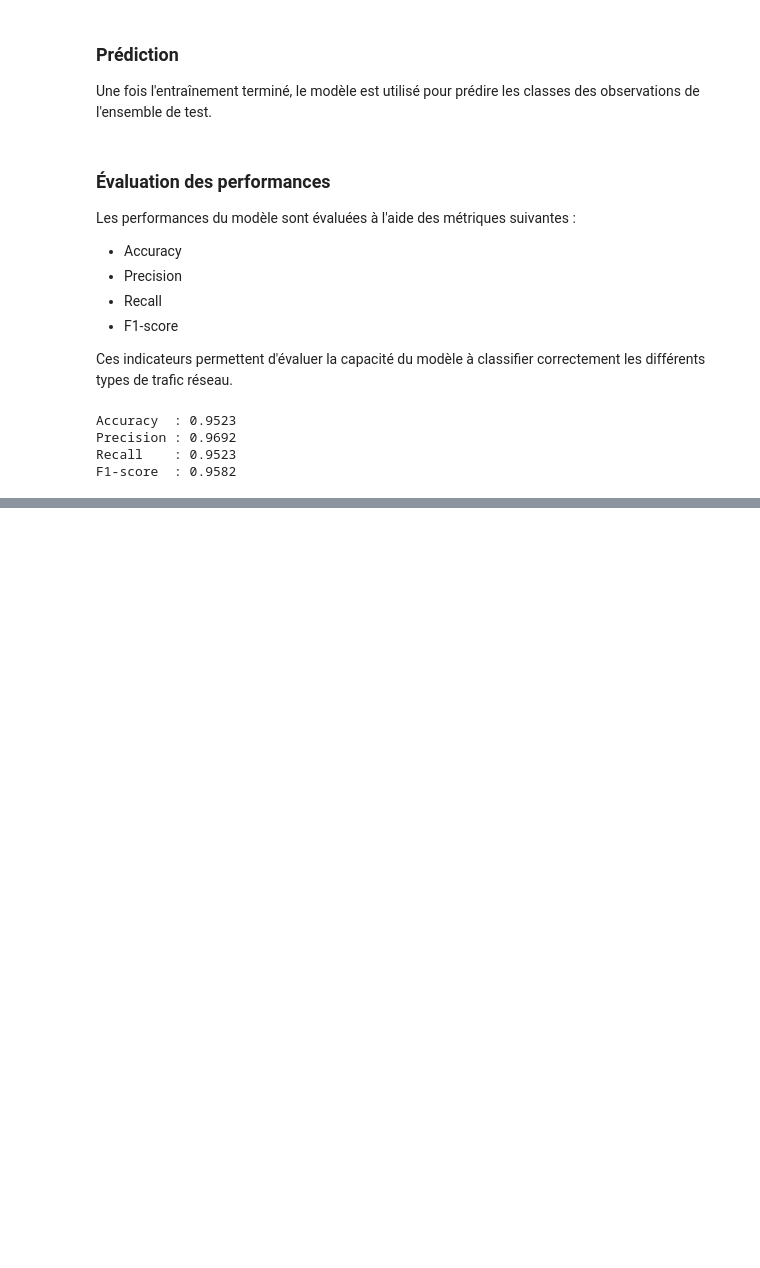
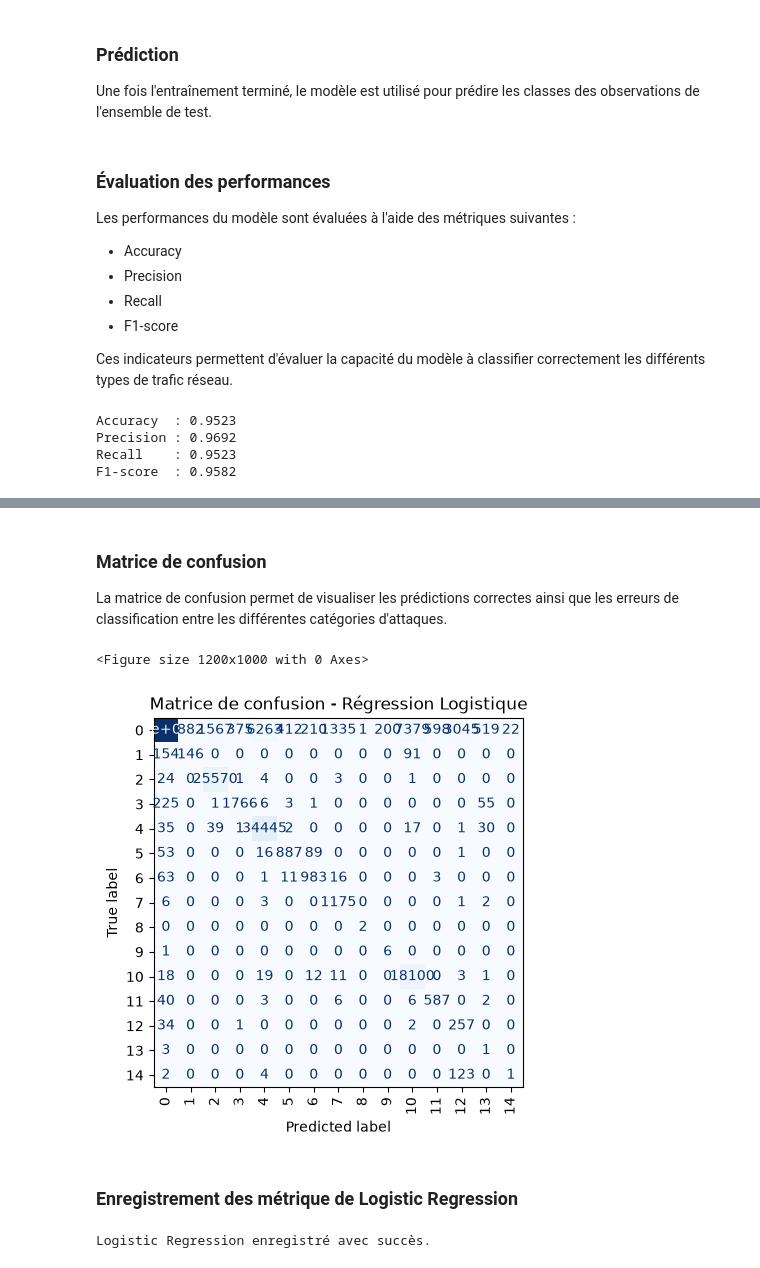
Before and after one commit to majda250/cicids2017-intrusion-detection, a Jupyter notebook: 06_machine_learning.ipynb, the cells around one changed output, grey strips where cells are left out. Drawn from its saved outputs; the diff is of its cells as text; code cells hidden in the pictures; blank space fills up the shorter version.

```diff
--- a/06_machine_learning.ipynb
+++ b/06_machine_learning.ipynb
@@ -211,0 +179,26 @@ Ces résultats font de la régression logistique un bon modèle de référence p
+# %% [markdown]
+### Matrice de confusion
+
+La matrice de confusion permet de visualiser les prédictions correctes ainsi que les erreurs de classification entre les différentes catégories d'attaques.
+# %%
+from sklearn.metrics import ConfusionMatrixDisplay
+import matplotlib.pyplot as plt
+
+plt.figure(figsize=(12,10))
+
+ConfusionMatrixDisplay.from_predictions(
+    y_test,
+    y_pred,
+    cmap="Blues",
+    xticks_rotation=90,
+    colorbar=False
+)
+
+plt.title("Matrice de confusion - Régression Logistique")
+
+plt.show()
+# %% [output]
+<Figure size 1200x1000 with 0 Axes>
+[figure, added]
+# %% [markdown]
+### Enregistrement des métrique de Logistic Regression
@@ -211,0 +212,14 @@ Ces résultats font de la régression logistique un bon modèle de référence p
+# %%
+from utils import save_results
+
+save_results(
+    model_name="Logistic Regression",
+    accuracy=accuracy,
+    precision=precision,
+    recall=recall,
+    f1_score=f1,
+    train_time=training_time,
+    prediction_time=prediction_time
+)
+# %% [output]
+Logistic Regression enregistré avec succès.
```
Also changed, not shown: parts of 45 cells of this notebook, 7 other files.
